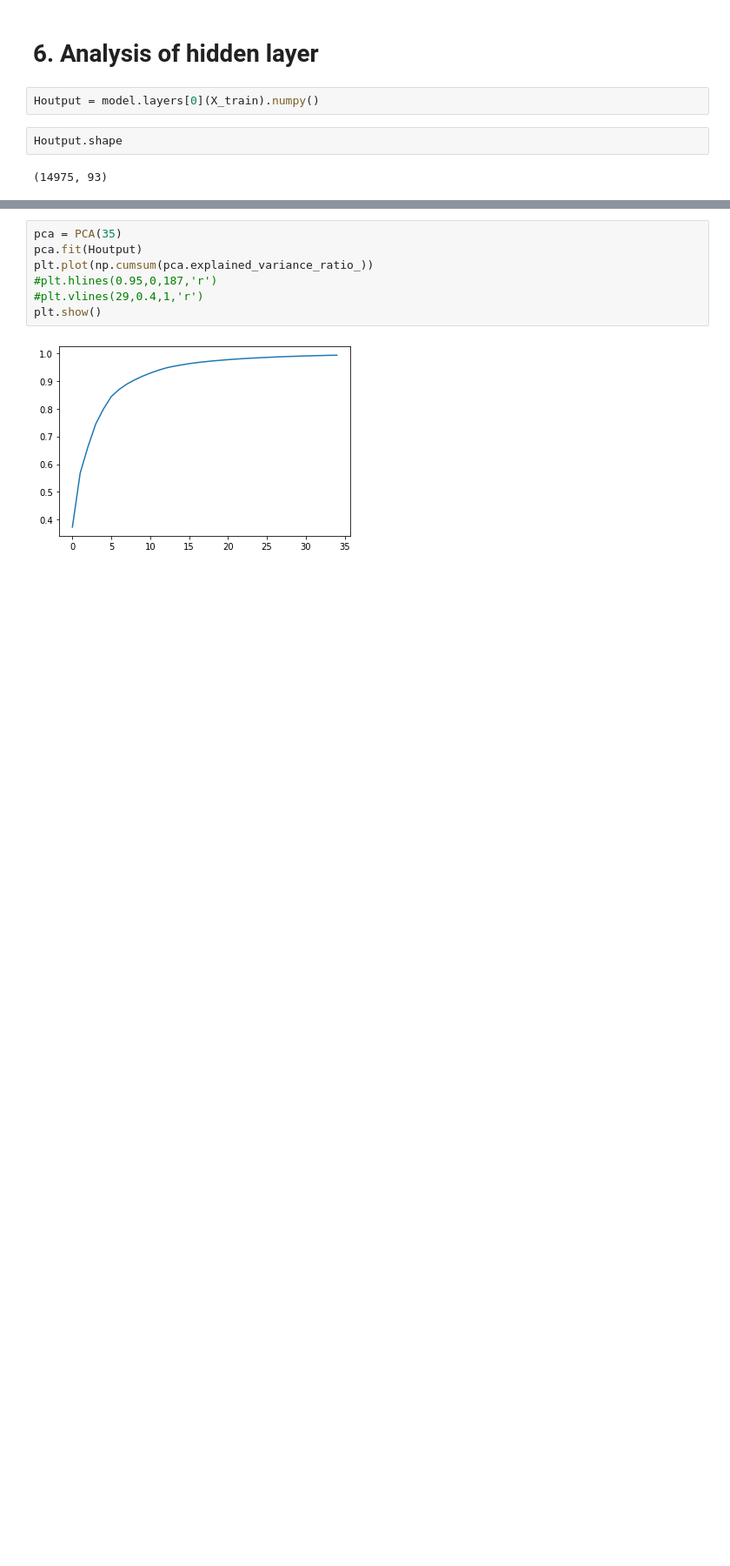
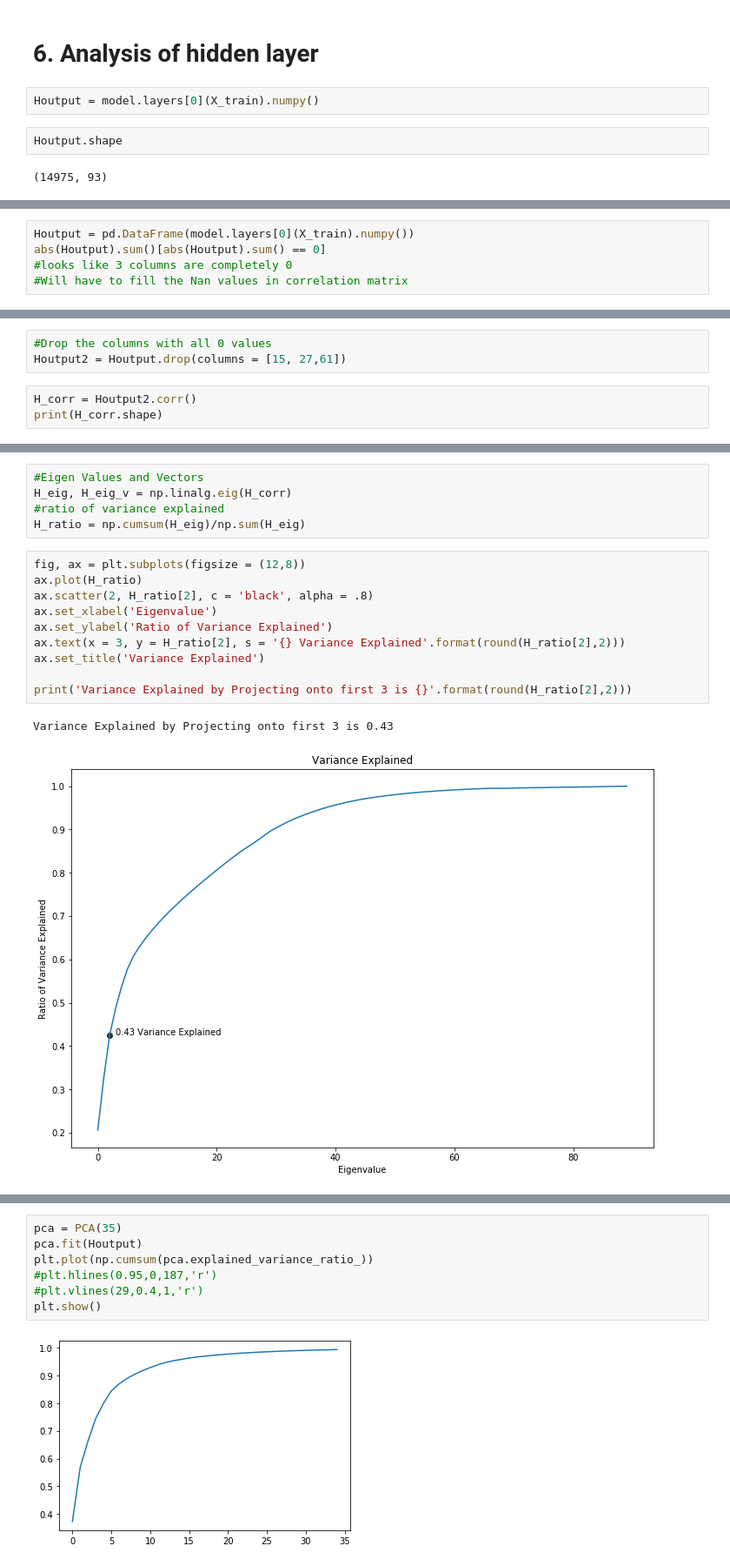
Before and after one commit to dustinak80/Deep_Learning, a Jupyter notebook: Copy_of_MATH6373_HW2_Duong.ipynb, the cells around one changed output, grey strips where cells are left out. Shown at 87% size. Saved outputs shown, nothing was run; the diff lists cells and outputs as text; blank space fills up the shorter version.

```diff
--- a/Copy_of_MATH6373_HW2_Duong.ipynb
+++ b/Copy_of_MATH6373_HW2_Duong.ipynb
@@ -819,0 +819,5 @@ Houtput.shape
+# %%
+Houtput = pd.DataFrame(model.layers[0](X_train).numpy())
+abs(Houtput).sum()[abs(Houtput).sum() == 0]
+#looks like 3 columns are completely 0
+#Will have to fill the Nan values in correlation matrix
@@ -819,0 +829,6 @@ Houtput.shape
+# %%
+#Drop the columns with all 0 values
+Houtput2 = Houtput.drop(columns = [15, 27,61])
+# %%
+H_corr = Houtput2.corr()
+print(H_corr.shape)
@@ -819,0 +868,18 @@ Houtput.shape
+# %%
+#Eigen Values and Vectors
+H_eig, H_eig_v = np.linalg.eig(H_corr)
+#ratio of variance explained
+H_ratio = np.cumsum(H_eig)/np.sum(H_eig)
+# %%
+fig, ax = plt.subplots(figsize = (12,8))
+ax.plot(H_ratio)
+ax.scatter(2, H_ratio[2], c = 'black', alpha = .8)
+ax.set_xlabel('Eigenvalue')
+ax.set_ylabel('Ratio of Variance Explained')
+ax.text(x = 3, y = H_ratio[2], s = '{} Variance Explained'.format(round(H_ratio[2],2)))
+ax.set_title('Variance Explained')
+
+print('Variance Explained by Projecting onto first 3 is {}'.format(round(H_ratio[2],2)))
+# %% [output]
+Variance Explained by Projecting onto first 3 is 0.43
+[figure, added]
```
Also changed, not shown: parts of 11 cells of this notebook.
